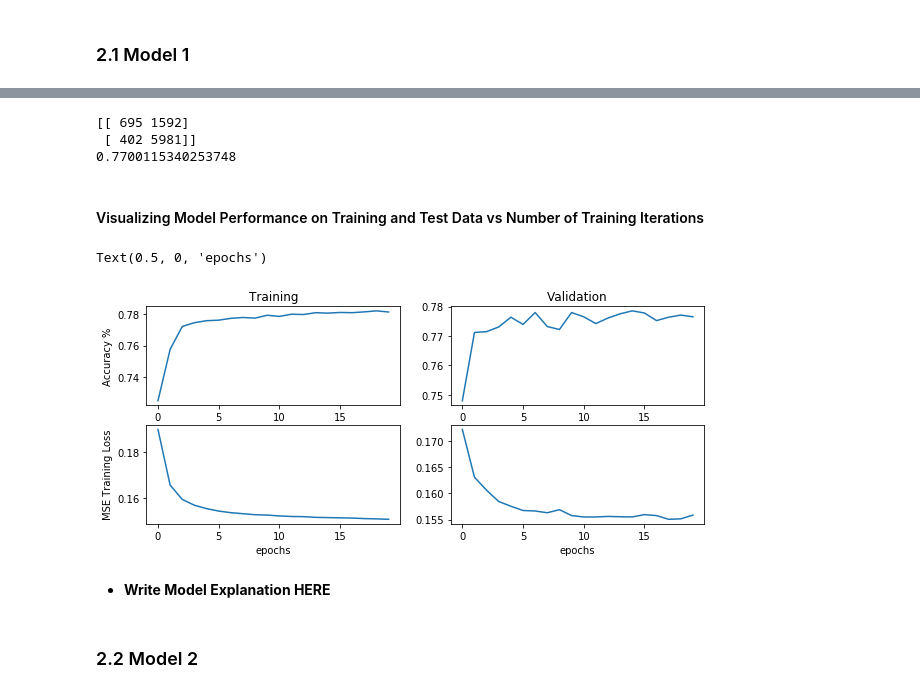
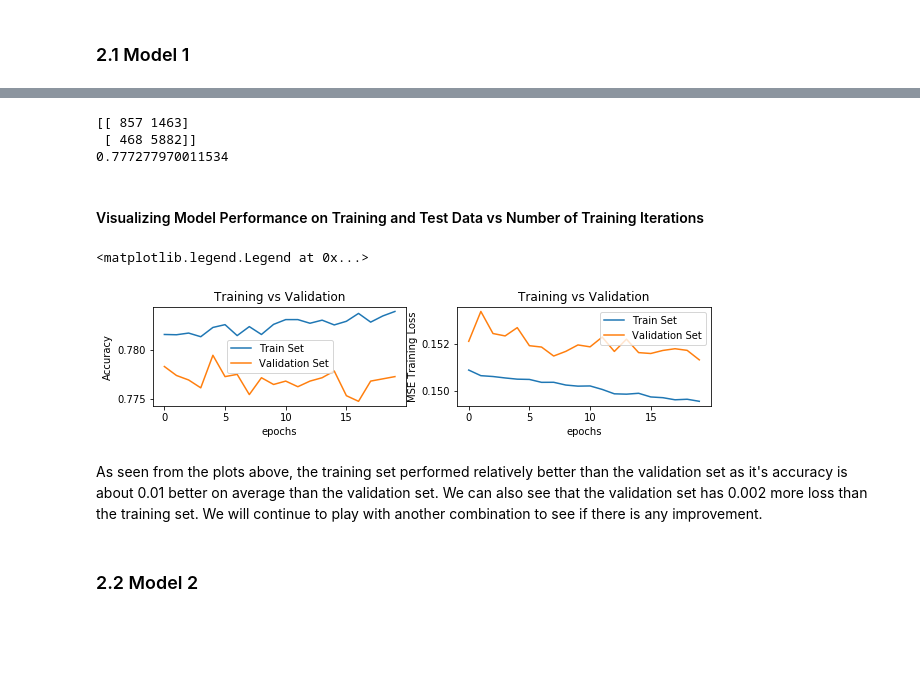
Before and after one commit to arelyalc/machineLearningLabs, a Jupyter notebook: Lab5.ipynb, the cells around one changed output, grey strips where cells are left out. Cells and saved outputs as stored; diff of their text form; code cells hidden in the pictures; blank space fills up the shorter version.

Commit message:
cleaning plus changing plots to see both train and validation sets in one plot

```diff
--- a/Lab5.ipynb
+++ b/Lab5.ipynb
@@ -530,5 +523,5 @@ model_1.compile(optimizer='sgd',
               metrics=['accuracy', precision])
 
 history_m1 = model_1.fit(X_ints_train + [X_train_num],
-        y_train, validation_split=0.2, epochs=20, batch_size=32, verbose=1)
+        y_train, validation_data = (X_ints_test + [X_test_num], y_test), epochs=20, batch_size=32, verbose=1)
 # %% [output]
@@ -557,37 +550,35 @@ print(mt.confusion_matrix(y_test,yhat))
 
 print(mt.accuracy_score(y_test,yhat))
 # %% [output]
-[[ 695 1592]
- [ 402 5981]]
-0.7700115340253748
+[[ 857 1463]
+ [ 468 5882]]
+0.777277970011534
 # %% [markdown]
 #### Visualizing Model Performance on Training and Test Data vs Number of Training Iterations
 # %%
 %matplotlib inline
 
 plt.figure(figsize=(10,4))
 plt.subplot(2,2,1)
-plt.plot(history_m1.history['accuracy'])
+plt.plot(history_m1.history['acc'], label='Train Set')
+plt.plot(history_m1.history['val_acc'],label='Validation Set')
+plt.ylabel('Accuracy')
+plt.xlabel('epochs')
+plt.title('Training vs Validation')
+plt.legend()
 
-plt.ylabel('Accuracy %')
-plt.title('Training')
 plt.subplot(2,2,2)
-plt.plot(history_m1.history['val_accuracy'])
-plt.title('Validation')
-
-plt.subplot(2,2,3)
-plt.plot(history_m1.history['loss'])
+plt.plot(history_m1.history['loss'], label='Train Set')
+plt.plot(history_m1.history['val_loss'], label='Validation Set')
 plt.ylabel('MSE Training Loss')
 plt.xlabel('epochs')
-
-plt.subplot(2,2,4)
-plt.plot(history_m1.history['val_loss'])
-plt.xlabel('epochs')
+plt.title('Training vs Validation')
+plt.legend()
 # %% [output]
-Text(0.5, 0, 'epochs')
+<matplotlib.legend.Legend at 0x...>
-[figure, old version]
+[figure, new version]
-# %% [markdown]
-* __Write Model Explanation HERE__
+# %% [markdown]
+As seen from the plots above, the training set performed relatively better than the validation set as it's accuracy is about 0.01 better on average than the validation set. We can also see that the validation set has 0.002 more loss than the training set. We will continue to play with another combination to see if there is any improvement.
 # %% [markdown]
 ### 2.2 Model 2
 # %% [markdown]
```
Also changed, not shown: parts of 10 cells of this notebook.
